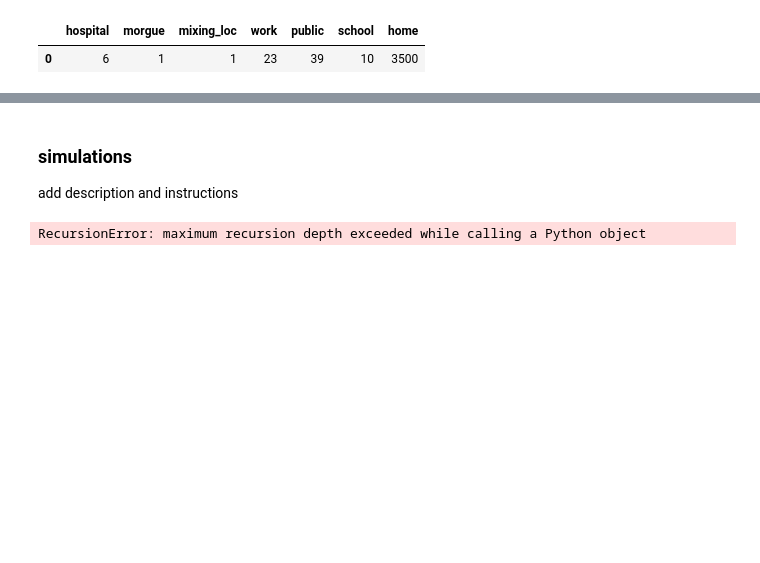
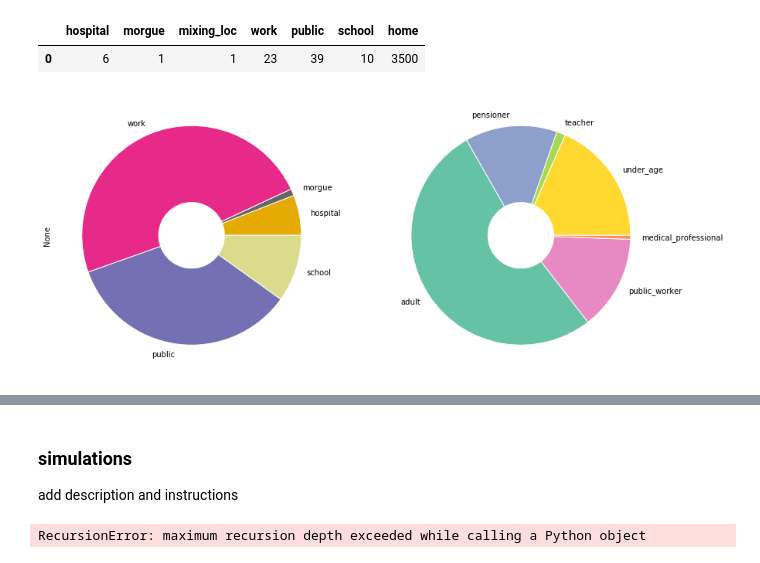
Before and after one commit to joba-1/Corona_Model, a Jupyter notebook: RUN_CoronaABM_3.ipynb, the cells around one changed output, grey strips where cells are left out. Saved outputs shown, nothing was run; the diff lists cells and outputs as text; code cells hidden in the pictures; blank space fills up the shorter version.

```diff
--- a/RUN_CoronaABM_3.ipynb
+++ b/RUN_CoronaABM_3.ipynb
@@ -67,6 +77,10 @@ modeledWorld1.get_distribution_of_location_types()
 | 0 | 6 | 1 | 1 | 23 | 39 | 10 | 3500 |
 # %%
 modeledWorld2.get_distribution_of_schedule_types(relative=True)
+# %%
+modeledWorld1.plot_locations_and_schedules(locs_to_hide=['home','mixing_loc'])
+# %% [output]
+[figure, added]
 # %%
 modeledWorld1.plot_locations_and_schedules(locs_to_hide=['home','mixing_loc'])
 # %% [output]
```
Also changed, not shown: parts of 6 cells of this notebook, 1 other file.
